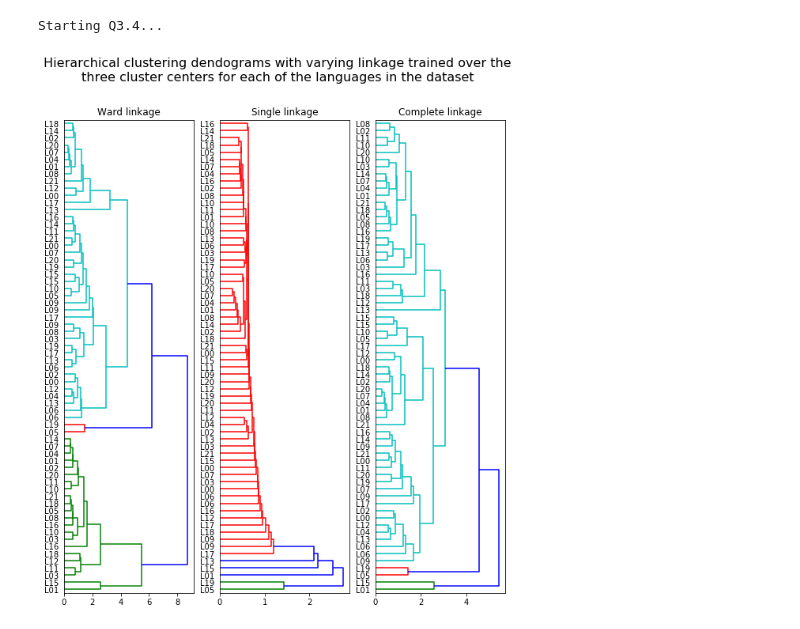
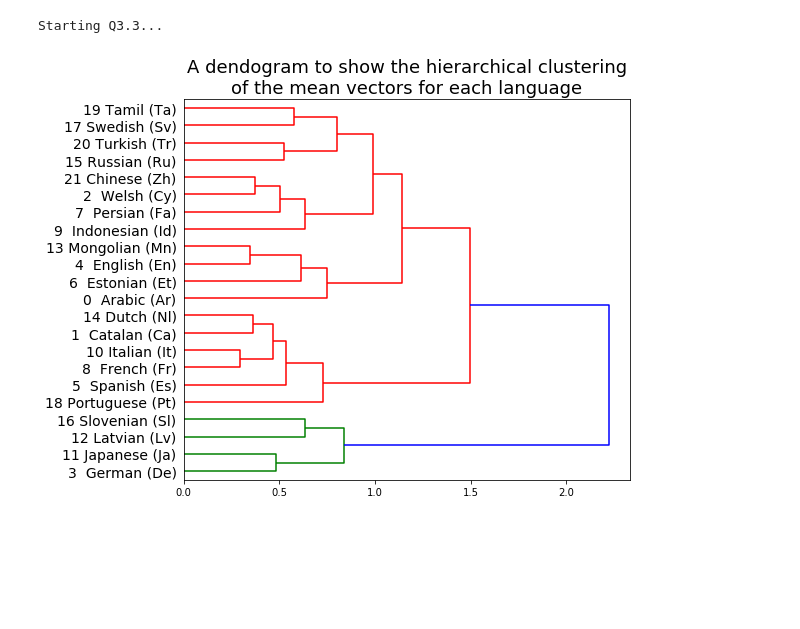
Before and after one commit to hwixley/IAML-cwk2, a Jupyter notebook: INFR10069-2020-CW2/templates/iaml01cw2_q3.ipynb, the cells around one changed output. Saved outputs shown, nothing was run; the diff lists cells and outputs as text; code cells hidden in the pictures; blank space fills up the shorter version.

Commit message:
plot titles

```diff
--- a/INFR10069-2020-CW2/templates/iaml01cw2_q3.ipynb
+++ b/INFR10069-2020-CW2/templates/iaml01cw2_q3.ipynb
@@ -161,6 +161,8 @@ def iaml01cw2_q3_3():
     #Display the respective dendogram
     hierarchy.dendrogram(z,orientation="right",leaf_font_size=14, labels=languages)
 
+    plt.title("A dendogram to show the hierarchical clustering\nof the mean vectors for each language",fontsize=18)
+
 #
 # iaml01cw2_q3_3()   # comment this out when you run the function
 
@@ -318,8 +320,8 @@ def iaml01cw2_q3_5():
 
 #
 # iaml01cw2_q3_5()   # comment this out when you run the function
-# %%
-iaml01cw2_q3_4()
-# %% [output]
-Starting Q3.4...
-[figure, removed]
+# %%
+iaml01cw2_q3_3()
+# %% [output]
+Starting Q3.3...
+[figure, added]
```
Also changed, not shown: 4 other files.
